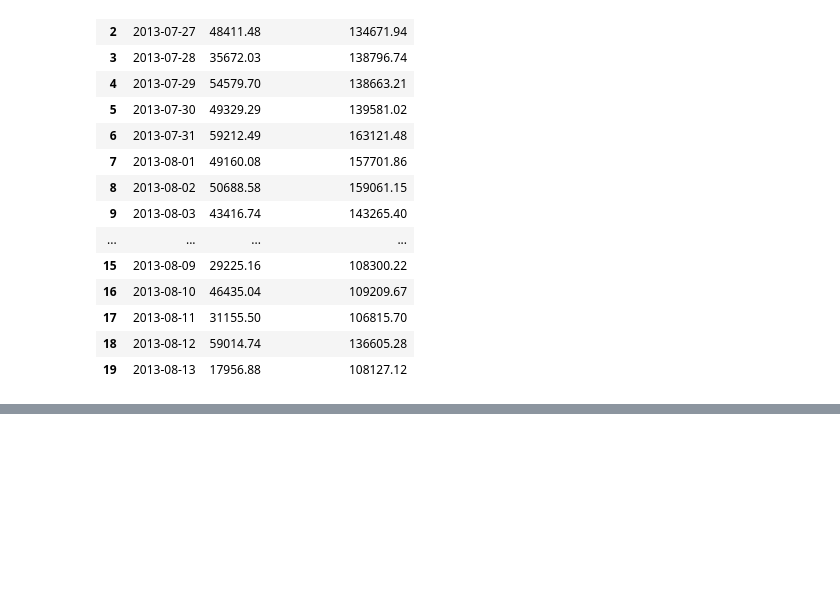
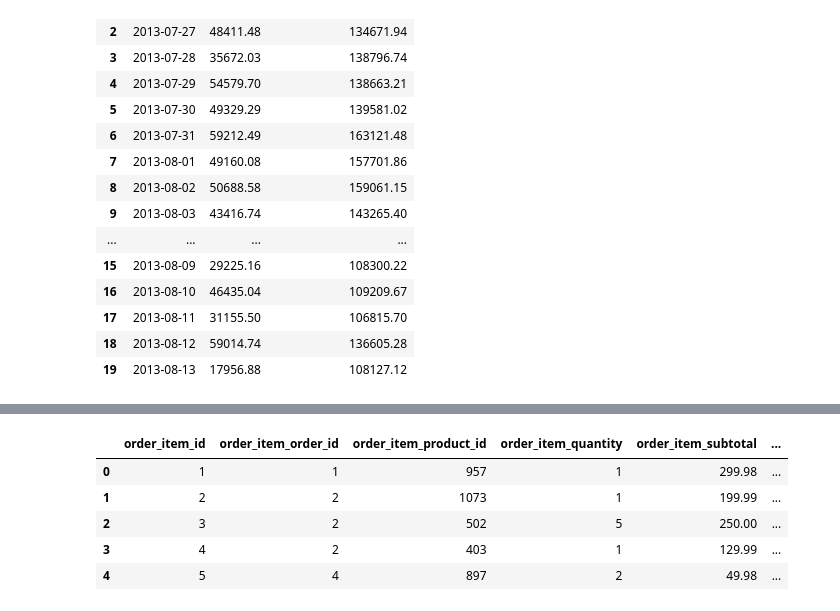
Before and after one commit to Kamalabot/moreDE, a Jupyter notebook: Analytic-Exercises.ipynb, the cells around one changed output, grey strips where cells are left out. Saved outputs shown, nothing was run; the diff lists cells and outputs as text; code cells hidden in the pictures; blank space fills up the shorter version.

```diff
--- a/Analytic-Exercises.ipynb
+++ b/Analytic-Exercises.ipynb
@@ -390,0 +250,9 @@ LIMIT 20""")
+# %%
+queryBase("""SELECT * FROM order_items LIMIT 5""")
+# %% [output]
+|  | order_item_id | order_item_order_id | order_item_product_id | order_item_quantity | order_item_subtotal | ... |
+| 0 | 1 | 1 | 957 | 1 | 299.98 | ... |
+| 1 | 2 | 2 | 1073 | 1 | 199.99 | ... |
+| 2 | 3 | 2 | 502 | 5 | 250.00 | ... |
+| 3 | 4 | 2 | 403 | 1 | 129.99 | ... |
+| 4 | 5 | 4 | 897 | 2 | 49.98 | ... |
```
Also changed, not shown: parts of 17 cells of this notebook.
